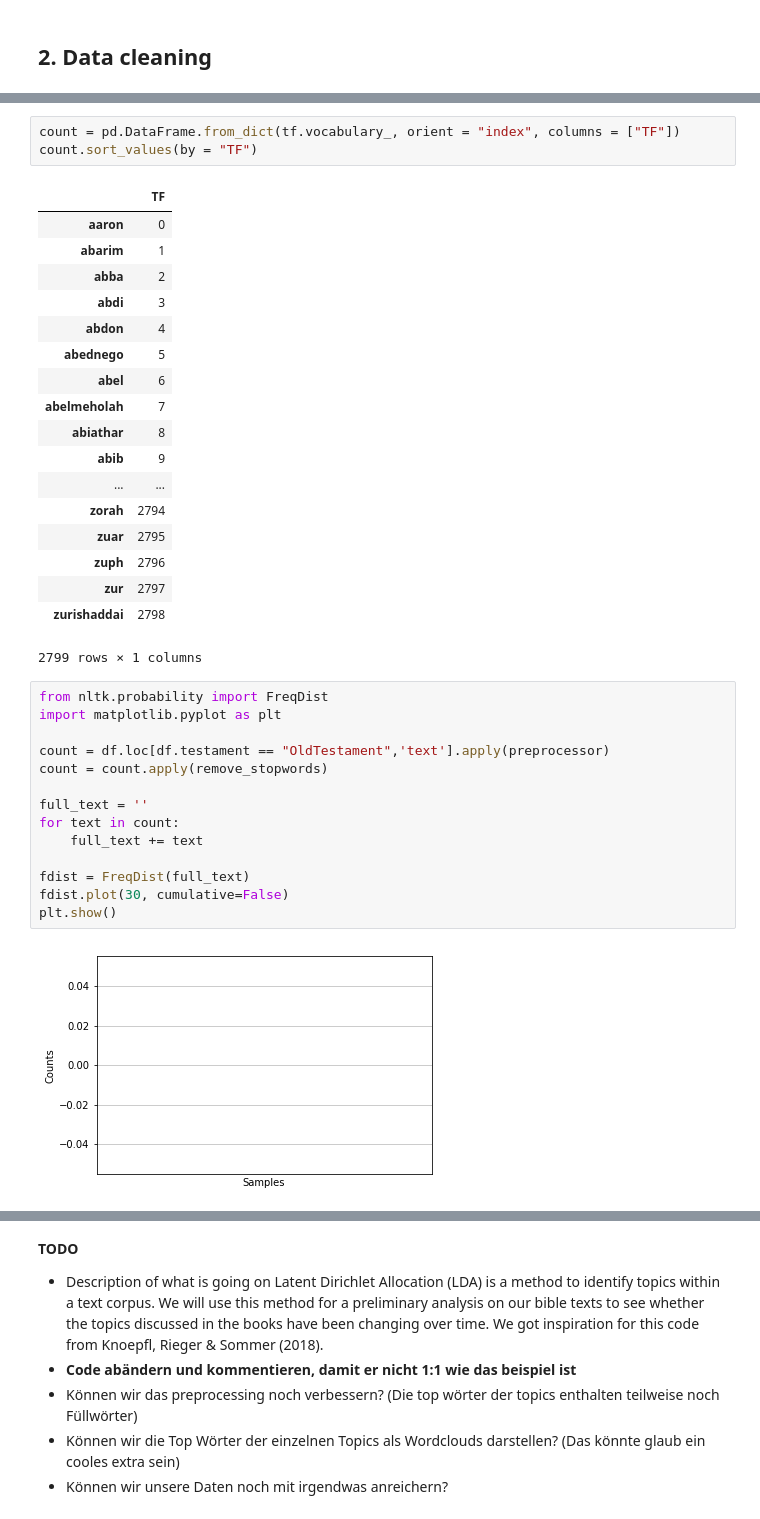
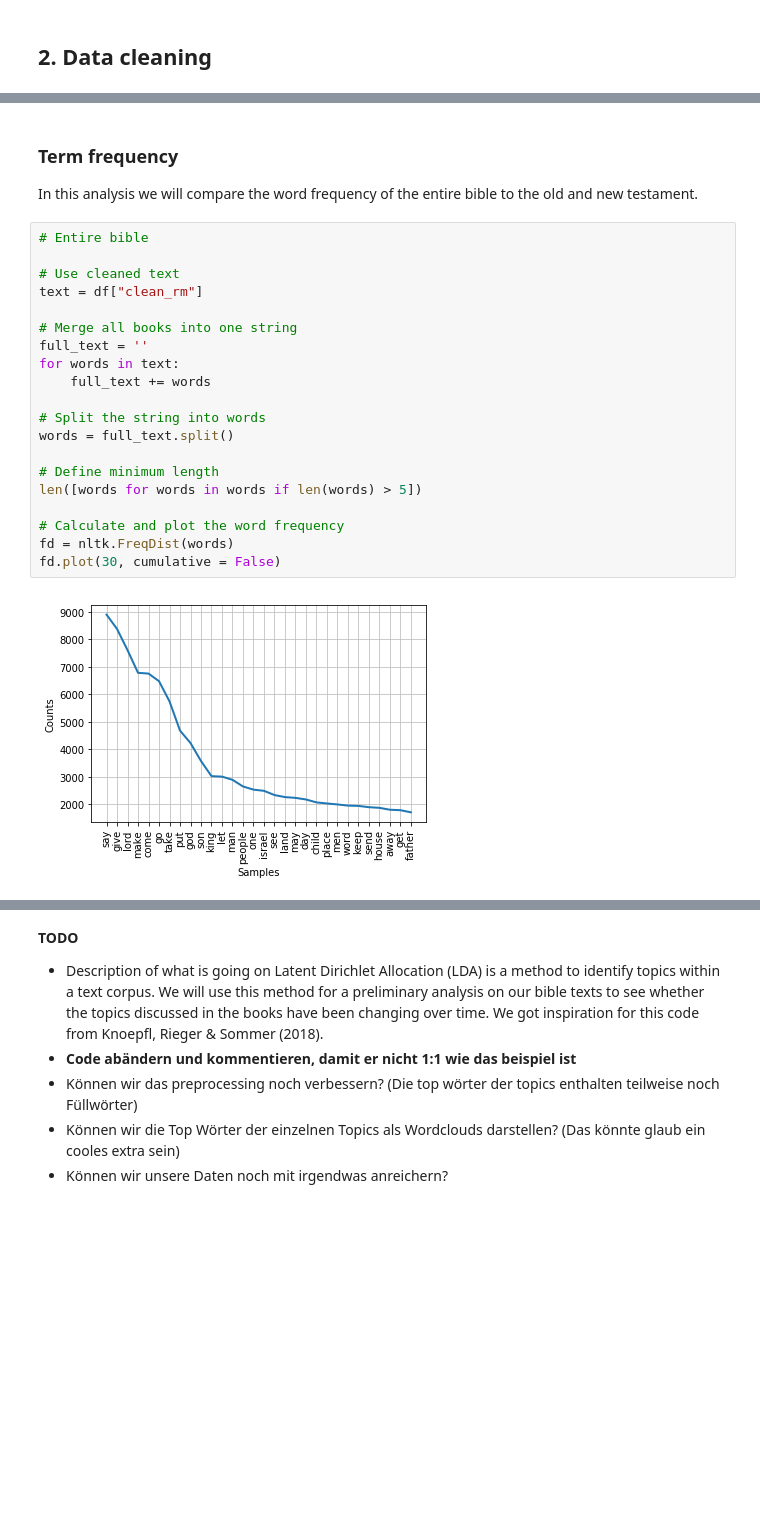
Before and after one commit to Amglex/Machine-Learning-for-textual-data, a Jupyter notebook: ML_Project.ipynb, the cells around one changed output, grey strips where cells are left out. Drawn from its saved outputs; the diff is of its cells as text; blank space fills up the shorter version.

```diff
--- a/ML_Project.ipynb
+++ b/ML_Project.ipynb
@@ -404,38 +397,25 @@ plt.show()
-# %%
-count = pd.DataFrame.from_dict(tf.vocabulary_, orient = "index", columns = ["TF"])
-count.sort_values(by = "TF")
-# %% [output]
-|  | TF |
-| aaron | 0 |
-| abarim | 1 |
-| abba | 2 |
-| abdi | 3 |
-| abdon | 4 |
-| abednego | 5 |
-| abel | 6 |
-| abelmeholah | 7 |
-| abiathar | 8 |
-| abib | 9 |
-| ... | ... |
-| zorah | 2794 |
-| zuar | 2795 |
-| zuph | 2796 |
-| zur | 2797 |
-| zurishaddai | 2798 |
-2799 rows × 1 columns
-# %%
-from nltk.probability import FreqDist
-import matplotlib.pyplot as plt
-
-count = df.loc[df.testament == "OldTestament",'text'].apply(preprocessor)
-count = count.apply(remove_stopwords)
-
-full_text = ''
-for text in count:
-    full_text += text
-
-fdist = FreqDist(full_text)
-fdist.plot(30, cumulative=False)
-plt.show()
-# %% [output]
-[figure, removed]
+# %% [markdown]
+### Term frequency
+In this analysis we will compare the word frequency of the entire bible to the old and new testament.
+# %%
+# Entire bible
+
+# Use cleaned text
+text = df["clean_rm"]
+
+# Merge all books into one string
+full_text = ''
+for words in text:
+    full_text += words
+
+# Split the string into words
+words = full_text.split()
+
+# Define minimum length
+len([words for words in words if len(words) > 5])
+
+# Calculate and plot the word frequency
+fd = nltk.FreqDist(words)
+fd.plot(30, cumulative = False)
+# %% [output]
+[figure, added]
```
Also changed, not shown: parts of 35 cells of this notebook.
